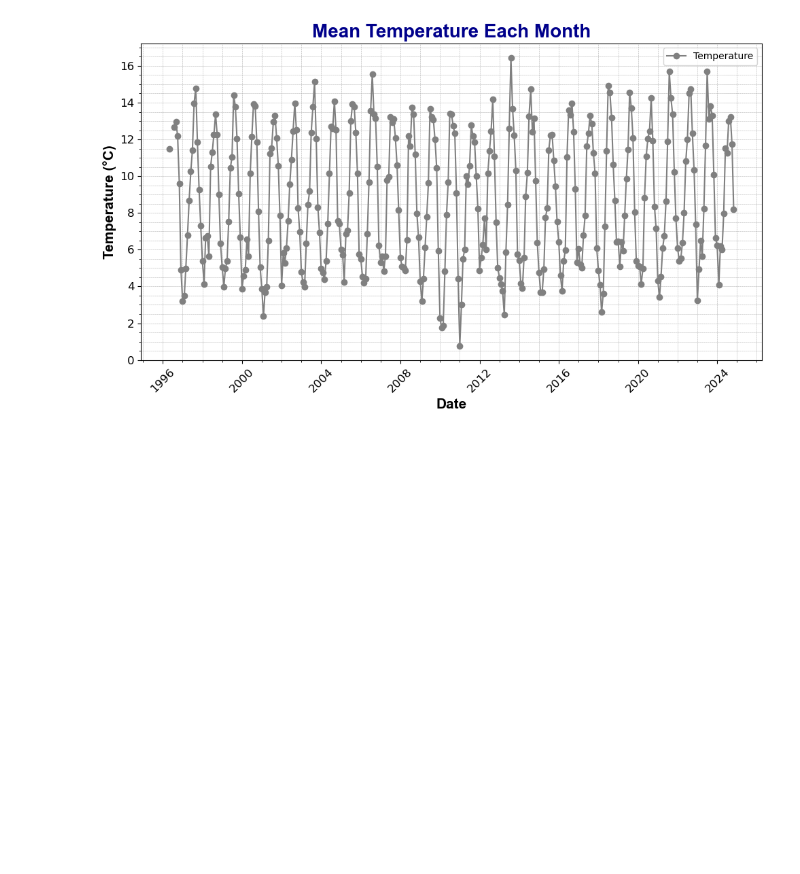
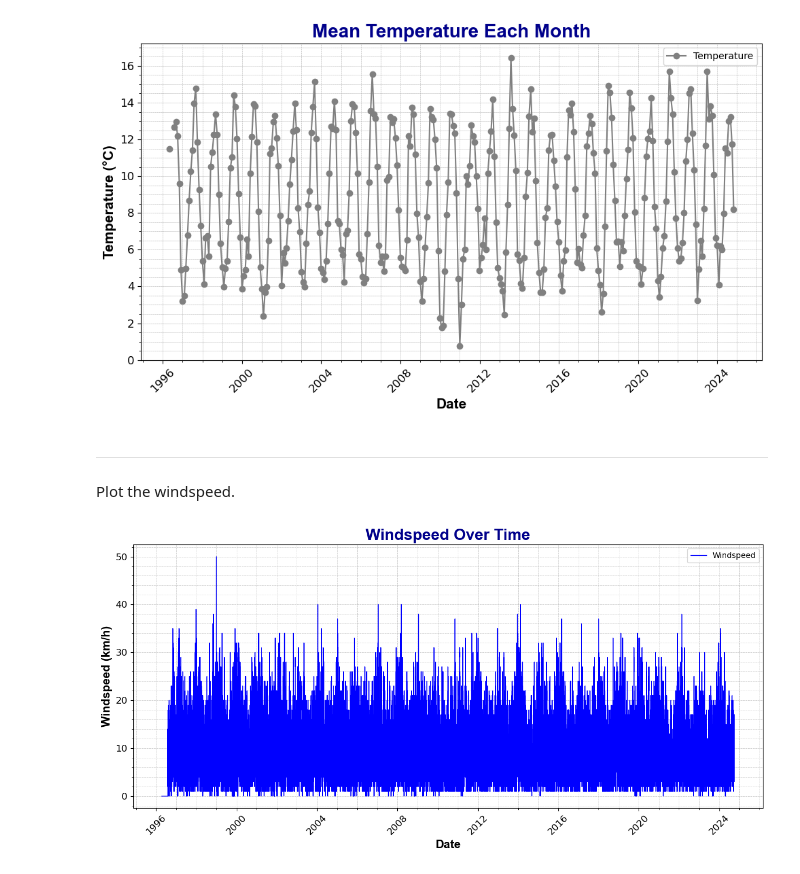
Before and after one commit to TomUszyn/PFDA-assignments, a Jupyter notebook: assingment_6_Weather.ipynb, the cells around one changed output. Cells and saved outputs as stored; diff of their text form; code cells hidden in the pictures; blank space fills up the shorter version.

Commit message:
Added the windspeed over time plots

```diff
--- a/assingment_6_Weather.ipynb
+++ b/assingment_6_Weather.ipynb
@@ -234,3 +235,30 @@ plt.tight_layout()  # Adjust layout to fit labels
 plt.show()
 # %% [output]
 [figure]
+# %% [markdown]
+***
+# %% [markdown]
+Plot the windspeed.
+# %%
+# Convert windspeed to numeric, coercing errors to NaN
+df['wdsp'] = pd.to_numeric(df['wdsp'], errors='coerce')
+
+# Handling missing data by forward filling
+df['wdsp'].fillna(method='ffill', inplace=True)
+
+# Plot with Seaborn
+plt.figure(figsize=(12, 6))
+sns.lineplot(data=df, x="date", y="wdsp", color='blue', linestyle='-', linewidth=1)
+#plt.plot(df.index, df['wdsp'], color='blue')
+plt.title('Windspeed Over Time', fontsize=20, fontweight='bold', fontname='Arial', color='darkblue')
+plt.xlabel('Date', fontsize=15, fontweight='bold', fontname='Arial')
+plt.ylabel('Windspeed (km/h)', fontsize=15, fontweight='bold', fontname='Arial')
+plt.grid(True, which='both', linestyle='--', linewidth=0.4)
+plt.xticks(fontsize=12, rotation=45)
+plt.yticks(fontsize=12)
+plt.minorticks_on()
+plt.legend(['Windspeed'], loc='upper right', fontsize=10)
+plt.tight_layout()  # Adjust layout to fit labels
+plt.show()
+# %% [output]
+[figure, added]
```
Also changed, not shown: parts of 3 cells of this notebook.
